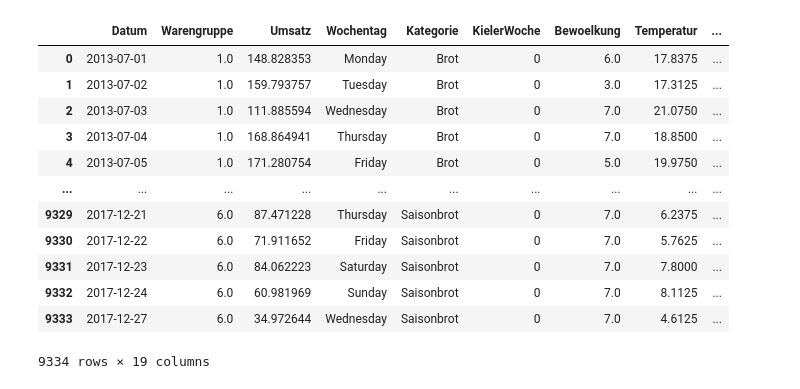
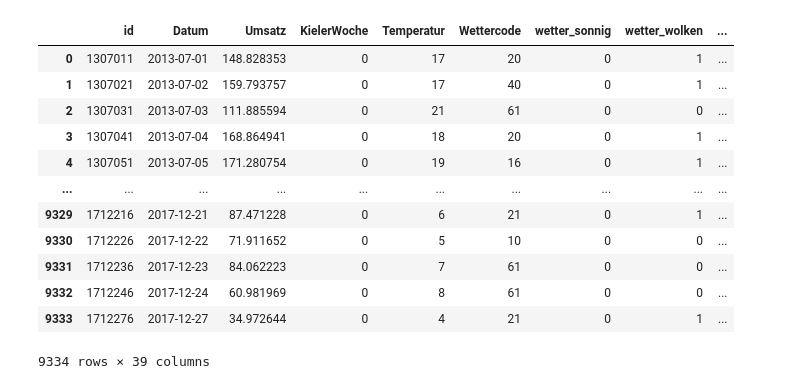
Before and after one commit to Heidikowski/Bakery-Project, a Jupyter notebook: 2_BaselineModel/baseline_model.ipynb, the cells around one changed output. Cells and saved outputs as stored; diff of their text form; code cells hidden in the pictures.

```diff
--- a/2_BaselineModel/baseline_model.ipynb
+++ b/2_BaselineModel/baseline_model.ipynb
@@ -7,20 +7,19 @@ from sklearn.preprocessing import StandardScaler  # Scaling features for regress
 import matplotlib.pyplot as plt
 # %%
 # read prepared data
-df_umsatz = pd.read_csv("../0_DataPreparation/Data/umsatz_gesamt_feiertage.csv", parse_dates=['Datum'])
-df_umsatz = df_umsatz.sort_values(["Warengruppe", "Datum", "Umsatz"]).reset_index(drop=True)
+df_umsatz = pd.read_csv("../0_DataPreparation/Data/model_train_20130701_20180731.csv", parse_dates=['Datum'])
 df_umsatz
 # %% [output]
-|  | Datum | Warengruppe | Umsatz | Wochentag | Kategorie | KielerWoche | Bewoelkung | Temperatur | ... |
-| 0 | 2013-07-01 | 1.0 | 148.828353 | Monday | Brot | 0 | 6.0 | 17.8375 | ... |
-| 1 | 2013-07-02 | 1.0 | 159.793757 | Tuesday | Brot | 0 | 3.0 | 17.3125 | ... |
-| 2 | 2013-07-03 | 1.0 | 111.885594 | Wednesday | Brot | 0 | 7.0 | 21.0750 | ... |
-| 3 | 2013-07-04 | 1.0 | 168.864941 | Thursday | Brot | 0 | 7.0 | 18.8500 | ... |
-| 4 | 2013-07-05 | 1.0 | 171.280754 | Friday | Brot | 0 | 5.0 | 19.9750 | ... |
+|  | id | Datum | Umsatz | KielerWoche | Temperatur | Wettercode | wetter_sonnig | wetter_wolken | ... |
+| 0 | 1307011 | 2013-07-01 | 148.828353 | 0 | 17 | 20 | 0 | 1 | ... |
+| 1 | 1307021 | 2013-07-02 | 159.793757 | 0 | 17 | 40 | 0 | 1 | ... |
+| 2 | 1307031 | 2013-07-03 | 111.885594 | 0 | 21 | 61 | 0 | 0 | ... |
+| 3 | 1307041 | 2013-07-04 | 168.864941 | 0 | 18 | 20 | 0 | 1 | ... |
+| 4 | 1307051 | 2013-07-05 | 171.280754 | 0 | 19 | 16 | 0 | 1 | ... |
 | ... | ... | ... | ... | ... | ... | ... | ... | ... | ... |
-| 9329 | 2017-12-21 | 6.0 | 87.471228 | Thursday | Saisonbrot | 0 | 7.0 | 6.2375 | ... |
-| 9330 | 2017-12-22 | 6.0 | 71.911652 | Friday | Saisonbrot | 0 | 7.0 | 5.7625 | ... |
-| 9331 | 2017-12-23 | 6.0 | 84.062223 | Saturday | Saisonbrot | 0 | 7.0 | 7.8000 | ... |
-| 9332 | 2017-12-24 | 6.0 | 60.981969 | Sunday | Saisonbrot | 0 | 7.0 | 8.1125 | ... |
-| 9333 | 2017-12-27 | 6.0 | 34.972644 | Wednesday | Saisonbrot | 0 | 7.0 | 4.6125 | ... |
+| 9329 | 1712216 | 2017-12-21 | 87.471228 | 0 | 6 | 21 | 0 | 1 | ... |
+| 9330 | 1712226 | 2017-12-22 | 71.911652 | 0 | 5 | 10 | 0 | 0 | ... |
+| 9331 | 1712236 | 2017-12-23 | 84.062223 | 0 | 7 | 61 | 0 | 0 | ... |
+| 9332 | 1712246 | 2017-12-24 | 60.981969 | 0 | 8 | 61 | 0 | 0 | ... |
+| 9333 | 1712276 | 2017-12-27 | 34.972644 | 0 | 4 | 21 | 0 | 1 | ... |
-9334 rows × 19 columns
+9334 rows × 39 columns
```
Also changed, not shown: parts of 9 cells of this notebook.
